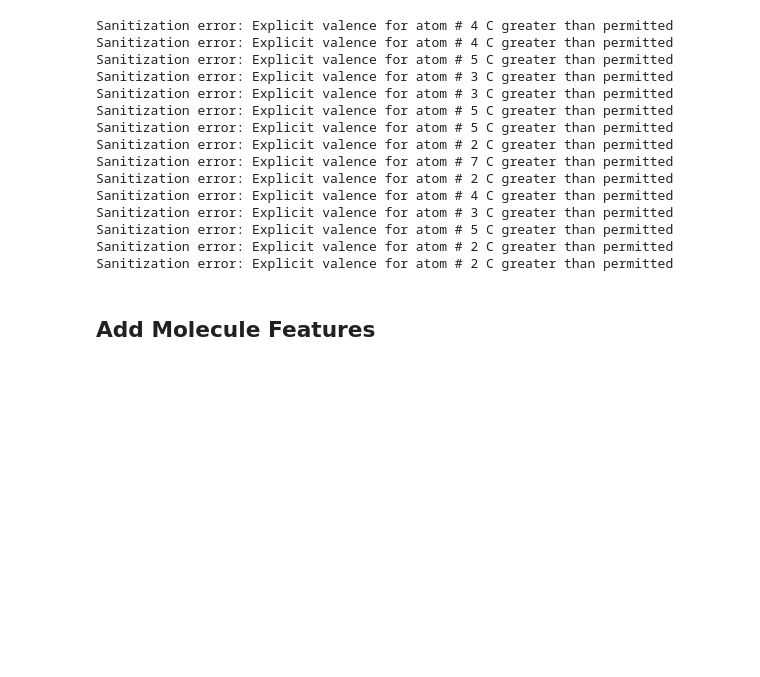
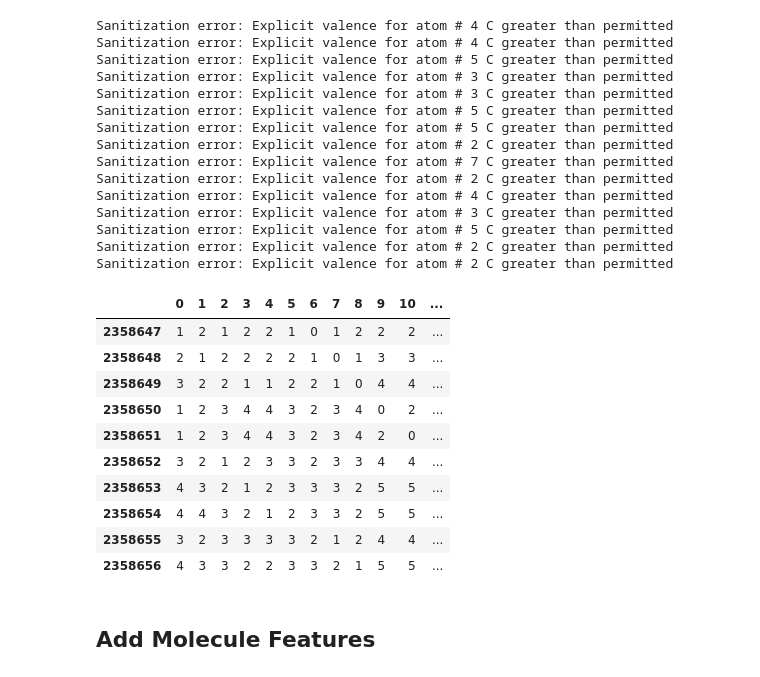
Before and after one commit to robinniesert/kaggle-champs, a Jupyter notebook: nbs/data_proc.ipynb, the cells around one changed output. Drawn from its saved outputs; the diff is of its cells as text; code cells hidden in the pictures; blank space fills up the shorter version.

```diff
--- a/nbs/data_proc.ipynb
+++ b/nbs/data_proc.ipynb
@@ -472,6 +472,7 @@ EDGE_COLUMNS = ['single', 'double', 'triple', 'aromatic',
 N_EDGE_FEATURES = 10
 N_ATOM_FEATURES = 22
 N_TYPES         = len(TYPES)
+MAX_N_ATOMS     = 29
 
 # paths
 DATA_PATH = '../data/'
@@ -838,7 +776,8 @@ print('total xyz files # ', n_mols)
 mol_feat_columns = ['ave_bond_length', 'std_bond_length', 'total_bond_length',
                     'ave_inv_bond_length', 'total_inv_bond_length', 'ave_atom_weight',
                     'total_atom_weight']
-dist_matrices, xyzs, mols, mol_ids, mol_feats = {}, {}, {}, {}, {}
+dist_matrices, graph_dist_matrices = {}, {}
+xyzs, mols, mol_ids, mol_feats = {}, {}, {}, {}
 for i in tqdm_notebook(range(n_mols)):
     filepath = xyz_filepath_list[i]
     mol_name = filepath.split('/')[-1][:-4]
@@ -848,6 +787,12 @@ for i in tqdm_notebook(range(n_mols)):
     dist_matrices[mol_name] = dist_matrix
     mol_ids[mol_name] = i
 
+    n_atoms = len(xyz)
+    graph_dist_matrix = pd.DataFrame(
+        np.pad(rdmolops.GetDistanceMatrix(mol), [(0, 0), (0, MAX_N_ATOMS - n_atoms)], 'constant'))
+    graph_dist_matrix['molecule_id'] = n_atoms * [i]
+    graph_dist_matrices[mol_name] = graph_dist_matrix
+
     adj_matrix = rdmolops.GetAdjacencyMatrix(mol)
     atomic_num_list, _, _ = read_xyz_file(filepath)
     dists = dist_matrix.ravel()[np.tril(adj_matrix).ravel()==1]
@@ -877,0 +821,18 @@ clear_memory('all_df')
+# %%
+graph_dist_df = pd.concat(graph_dist_matrices)
+graph_dist_df.reset_index(drop=True, inplace=True)
+graph_dist_df.replace(1e8, 10, inplace=True)
+graph_dist_df = graph_dist_df.astype(int)
+graph_dist_df.tail(10)
+# %% [output]
+|  | 0 | 1 | 2 | 3 | 4 | 5 | 6 | 7 | 8 | 9 | 10 | ... |
+| 2358647 | 1 | 2 | 1 | 2 | 2 | 1 | 0 | 1 | 2 | 2 | 2 | ... |
+| 2358648 | 2 | 1 | 2 | 2 | 2 | 2 | 1 | 0 | 1 | 3 | 3 | ... |
+| 2358649 | 3 | 2 | 2 | 1 | 1 | 2 | 2 | 1 | 0 | 4 | 4 | ... |
+| 2358650 | 1 | 2 | 3 | 4 | 4 | 3 | 2 | 3 | 4 | 0 | 2 | ... |
+| 2358651 | 1 | 2 | 3 | 4 | 4 | 3 | 2 | 3 | 4 | 2 | 0 | ... |
+| 2358652 | 3 | 2 | 1 | 2 | 3 | 3 | 2 | 3 | 3 | 4 | 4 | ... |
+| 2358653 | 4 | 3 | 2 | 1 | 2 | 3 | 3 | 3 | 2 | 5 | 5 | ... |
+| 2358654 | 4 | 4 | 3 | 2 | 1 | 2 | 3 | 3 | 2 | 5 | 5 | ... |
+| 2358655 | 3 | 2 | 3 | 3 | 3 | 3 | 2 | 1 | 2 | 4 | 4 | ... |
+| 2358656 | 4 | 3 | 3 | 2 | 2 | 3 | 3 | 2 | 1 | 5 | 5 | ... |
```
Also changed, not shown: parts of 10 cells of this notebook, 5 other files.
